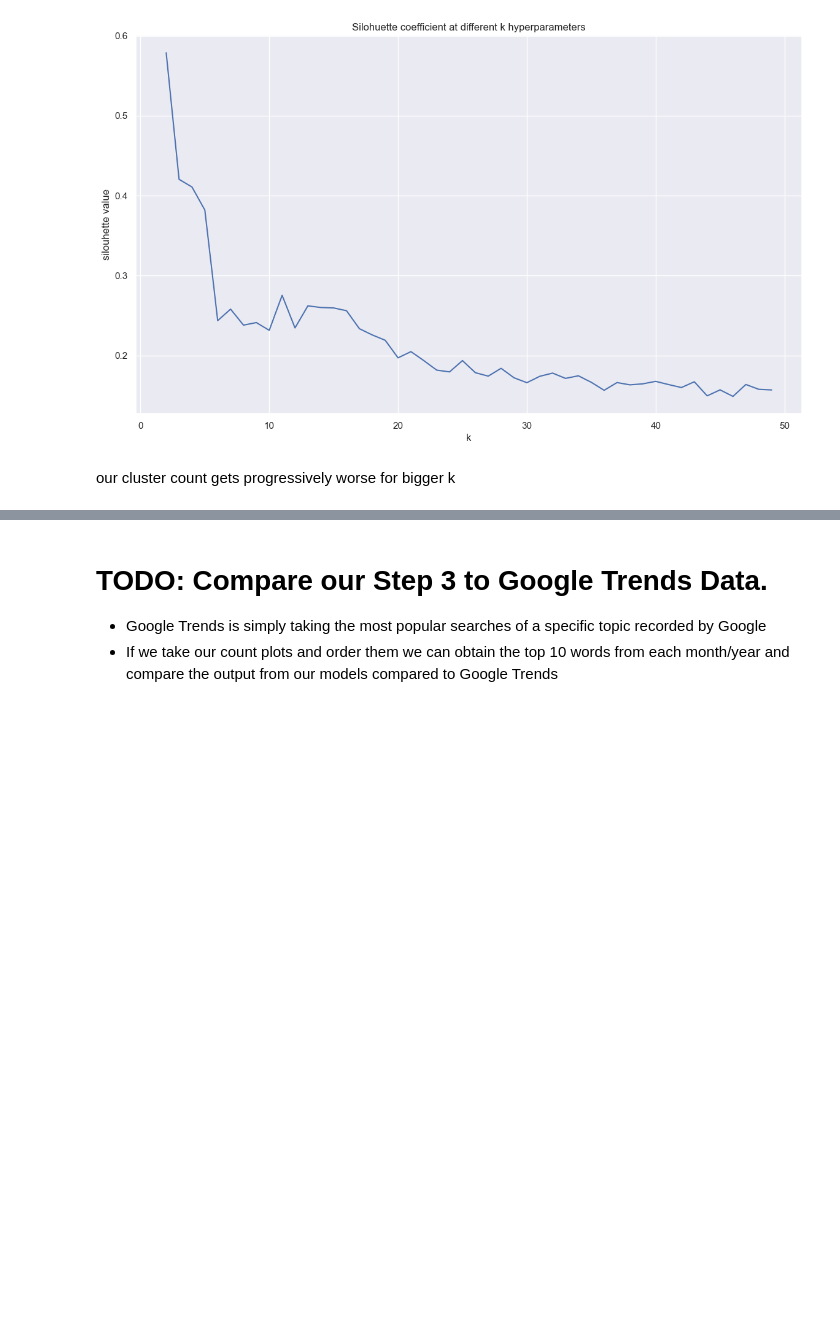
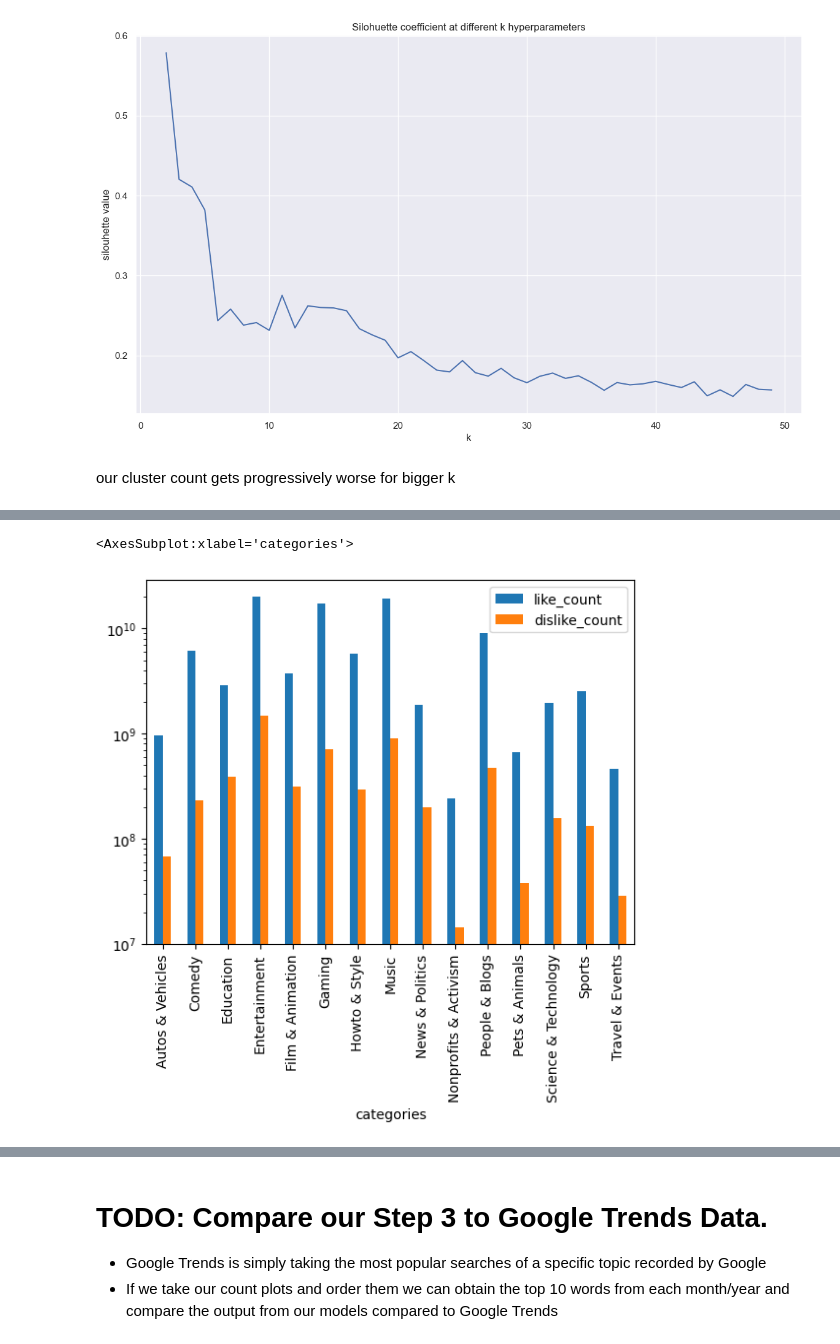
Before and after one commit to epfl-ada/ada-2022-project-chromegoldfish, a Jupyter notebook: src/data-explore.ipynb, the cells around one changed output, grey strips where cells are left out. Saved outputs shown, nothing was run; the diff lists cells and outputs as text; code cells hidden in the pictures; blank space fills up the shorter version.

```diff
--- a/src/data-explore.ipynb
+++ b/src/data-explore.ipynb
@@ -908,0 +993,6 @@ our cluster count gets progressively worse for bigger k
+# %%
+#Videos informations and state (num of likes/views)
+data_metadata_path = "../data/yt_metadata_helper.feather"
+df_metadata = pd.read_feather(data_metadata_path)
+df_metadata['dummy']=1
+df_metadata.head(5)
@@ -908,0 +1020,3 @@ our cluster count gets progressively worse for bigger k
+# %%
+df_metadata.fillna(0, inplace=True)
+df_metadata.sample(10)
@@ -908,0 +1035,4 @@ our cluster count gets progressively worse for bigger k
+# %%
+df_cat_count = df_metadata.copy()
+df_cat_count = df_cat_count.groupby("categories", as_index=False).sum()
+df_cat_count.drop(labels=[0,8,15], axis=0, inplace=True)
@@ -908,0 +1058,5 @@ our cluster count gets progressively worse for bigger k
+# %%
+df_cat_count.plot.bar(x='categories', y=['like_count', 'dislike_count'], logy=True)
+# %% [output]
+<AxesSubplot:xlabel='categories'>
+[figure, added]
```
Also changed, not shown: parts of 33 cells of this notebook.
